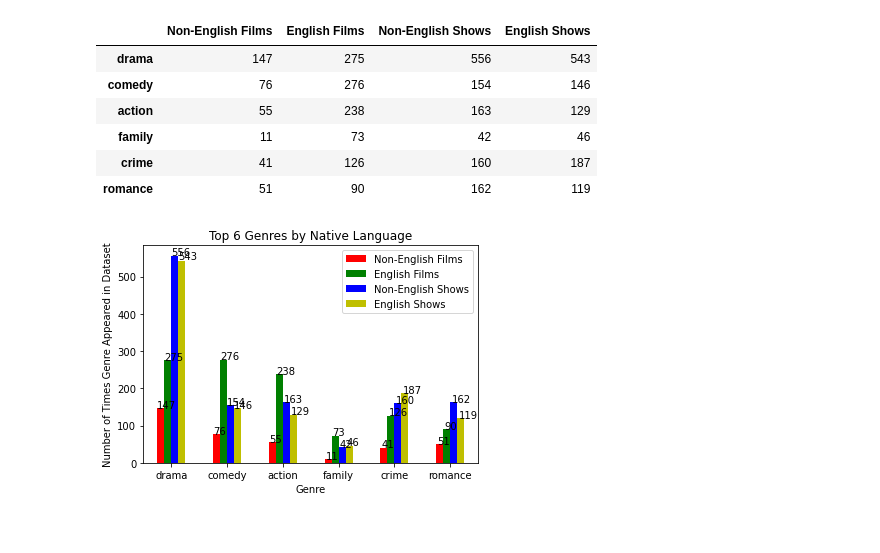
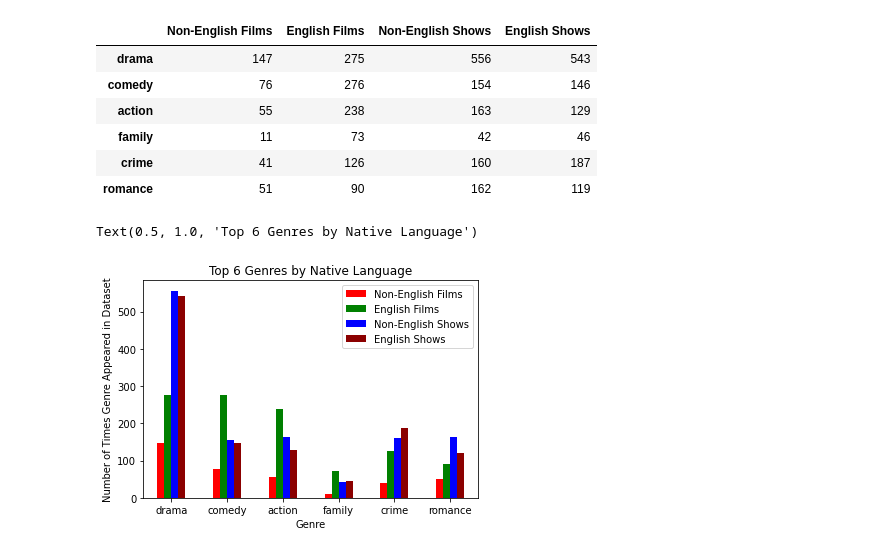
Before and after one commit to EdithLotterman/Project-1-Team-8, a Jupyter notebook: project1_group8_KY.ipynb, the cells around one changed output. Cells and saved outputs as stored; diff of their text form; code cells hidden in the pictures.

```diff
--- a/project1_group8_KY.ipynb
+++ b/project1_group8_KY.ipynb
@@ -317,8 +321,8 @@ crime      187
 romance    119
 dtype: int64
 # %%
-film_df2 = pd.DataFrame([observed_film2]).T
-film_df2
+show_df = pd.DataFrame([observed_show]).T
+show_df
 # %% [output]
 |  | 0 |
 | drama | 556 |
@@ -340,0 +334,3 @@ film_df2
+# %%
+show_df[1] = expected_show
+show_df
@@ -341,6 +345,6 @@ film_df2
 # %%
-film_df2.columns = ["Non-English Shows", "English Shows"]
-film_df2
+show_df.columns = ["Non-English Shows", "English Shows"]
+show_df
 # %% [output]
 |  | Non-English Shows | English Shows |
 | drama | 556 | 543 |
@@ -362,6 +373,6 @@ ValueError: For each axis slice, the sum of the observed frequencies must agree
 # %%
 # total_genre=pd.merge(film_df,film_df2,on=index)
-total_genre=film_df.join(film_df2)
+total_genre=film_df.join(show_df)
 total_genre
 # %% [output]
 |  | Non-English Films | English Films | Non-English Shows | English Shows |
@@ -372,13 +383,15 @@ total_genre
 | crime | 41 | 126 | 160 | 187 |
 | romance | 51 | 90 | 162 | 119 |
 # %%
-ax2=total_genre.plot.bar(rot=0,color=['r','g','b','y'])
+ax2=total_genre.plot.bar(rot=0,color=['r','g','b','darkred'])
 plt.xlabel('Genre')
 plt.ylabel('Number of Times Genre Appeared in Dataset')
 plt.title('Top 6 Genres by Native Language')
 
-for p in ax2.patches:
-    ax2.annotate(str(p.get_height()), (p.get_x() * 1.005, p.get_height() * 1.005))
-plt.show()
+# for p in ax2.patches:
+#     ax2.annotate(str(p.get_height()), (p.get_x() * 1.005, p.get_height() * 1.005))
+#     # ax2.patches()
+# plt.show()
 # %% [output]
+Text(0.5, 1.0, 'Top 6 Genres by Native Language')
-[figure, old version]
+[figure, new version]
```
Also changed, not shown: parts of 10 cells of this notebook, 1 other file.
